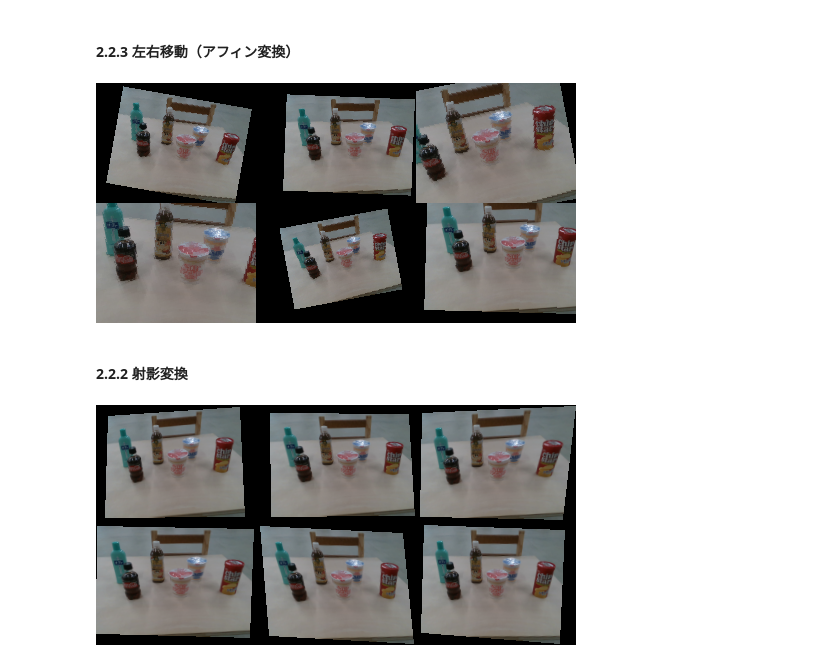
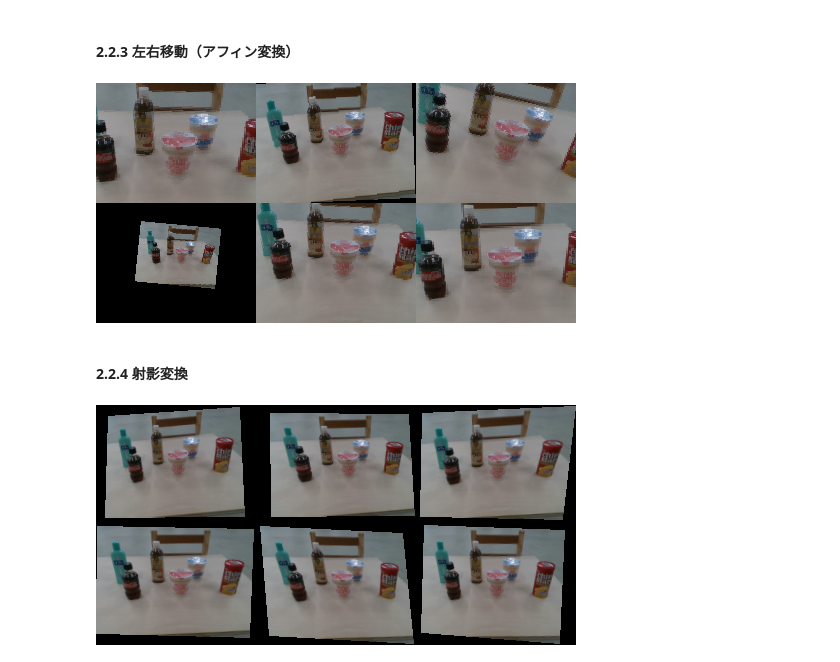
Before and after one commit to ishikawa-ken/dlc, a Jupyter notebook: week3/week3-2.ipynb, the cells around one changed output. Saved outputs shown, nothing was run; the diff lists cells and outputs as text; code cells hidden in the pictures.

```diff
--- a/week3/week3-2.ipynb
+++ b/week3/week3-2.ipynb
@@ -82,26 +82,26 @@ display(transform(img))
 #### 2.2.3 左右移動（アフィン変換）
 # %%
 from PIL import Image
-from torchvision import transforms as transforms
+from torchvision import transforms
 
 img = Image.open('./figures/example1.png')
 
 transform = transforms.RandomAffine(
     # 回転
     degrees=(-15, 15),
     # x,y移動
     translate=(0.1, 0.1),
     # 拡大
     scale=(0.5, 1.5),
     # せん断
-    shear=(-0.1, 0.1)
+    shear=(-1, 1)
 )
 
 imgs = [transform(img) for _ in range(6)]
 tileImgs(imgs)
 # %% [output]
-[figure, old version]
+[figure, new version]
 # %% [markdown]
-#### 2.2.2 射影変換
+#### 2.2.4 射影変換
 # %%
 from PIL import Image
```
Also changed, not shown: parts of 9 cells of this notebook, 1 other file.
